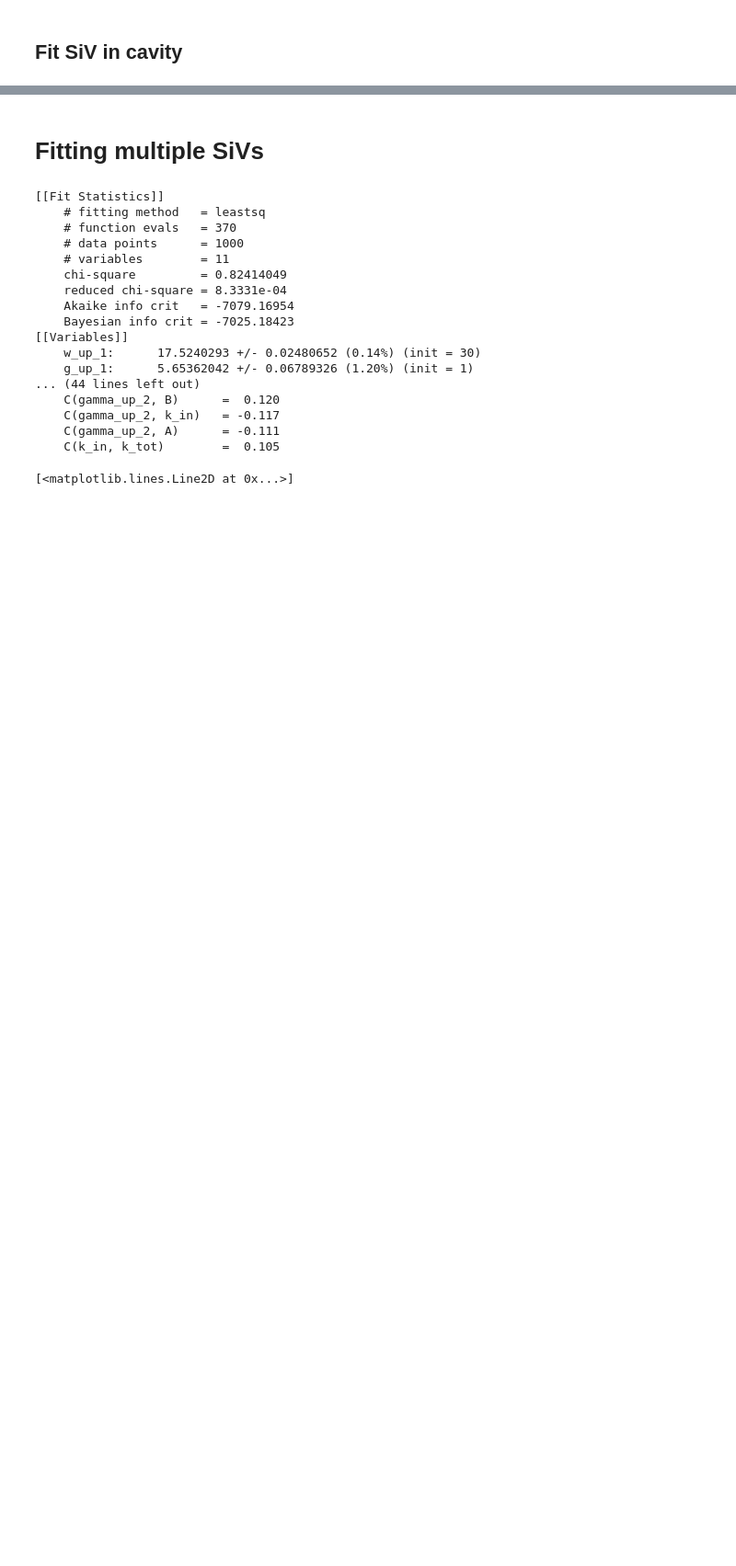
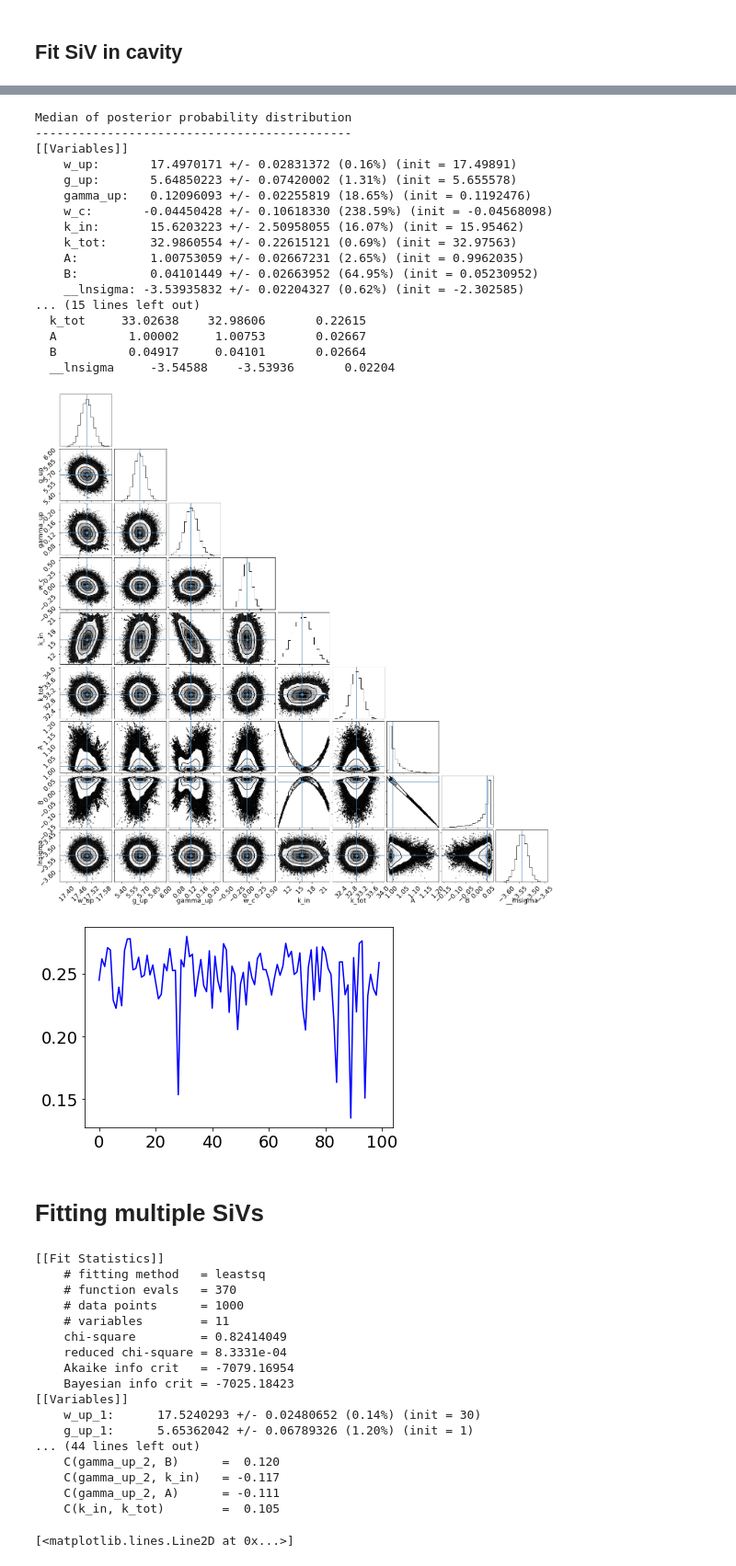
Before and after one commit to huanyanqi/siv-cqed-model, a Jupyter notebook: notebooks/demos/fitting_demo.ipynb, the cells around one changed output, grey strips where cells are left out. Shown at 92% size. Cells and saved outputs as stored; diff of their text form; code cells hidden in the pictures; blank space fills up the shorter version.

Commit message:
Add MCMC function to fitter module, add MCMC to fitting demo

```diff
--- a/notebooks/demos/fitting_demo.ipynb
+++ b/notebooks/demos/fitting_demo.ipynb
@@ -134,0 +134,6 @@ plt.plot(w_arr, single_siv_ref_model.eval(results.params, w=w_arr))
+# %%
+# Compute the correlations and error in the fits using MCMC
+# data_noise is a 3-tuple (expected noise in data, min estimate, max estimate)
+# input_params is a dict passed into the emcee package
+emcee_results, emcee_mle_params = mcmc(w_arr, data, single_siv_ref_model, results, data_noise=[0.1, 0.001, 1], input_params={"steps": 9000})
+# %% [output]
@@ -135,3 +145,22 @@ plt.plot(w_arr, single_siv_ref_model.eval(results.params, w=w_arr))
+Median of posterior probability distribution
+--------------------------------------------
+[[Variables]]
+    w_up:       17.4970171 +/- 0.02831372 (0.16%) (init = 17.49891)
+    g_up:       5.64850223 +/- 0.07420002 (1.31%) (init = 5.655578)
+    gamma_up:   0.12096093 +/- 0.02255819 (18.65%) (init = 0.1192476)
+    w_c:       -0.04450428 +/- 0.10618330 (238.59%) (init = -0.04568098)
+    k_in:       15.6203223 +/- 2.50958055 (16.07%) (init = 15.95462)
+    k_tot:      32.9860554 +/- 0.22615121 (0.69%) (init = 32.97563)
+    A:          1.00753059 +/- 0.02667231 (2.65%) (init = 0.9962035)
+    B:          0.04101449 +/- 0.02663952 (64.95%) (init = 0.05230952)
+    __lnsigma: -3.53935832 +/- 0.02204327 (0.62%) (init = -2.302585)
+... (15 lines left out)
+  k_tot     33.02638    32.98606       0.22615
+  A          1.00002     1.00753       0.02667
+  B          0.04917     0.04101       0.02664
+  __lnsigma     -3.54588    -3.53936       0.02204
+[figure, added]
+[figure, added]
 # %% [markdown]
 # Fitting multiple SiVs
 # %%
```
Also changed, not shown: parts of 5 cells of this notebook, 1 other file.
